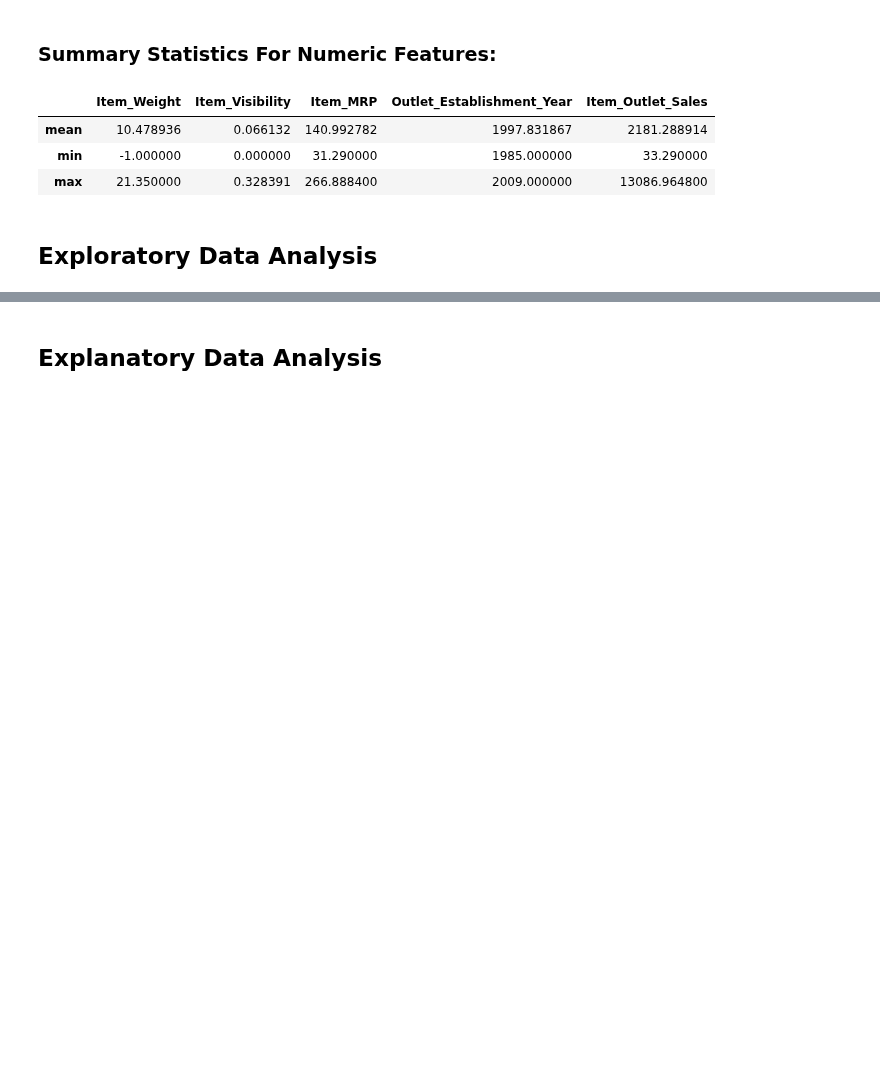
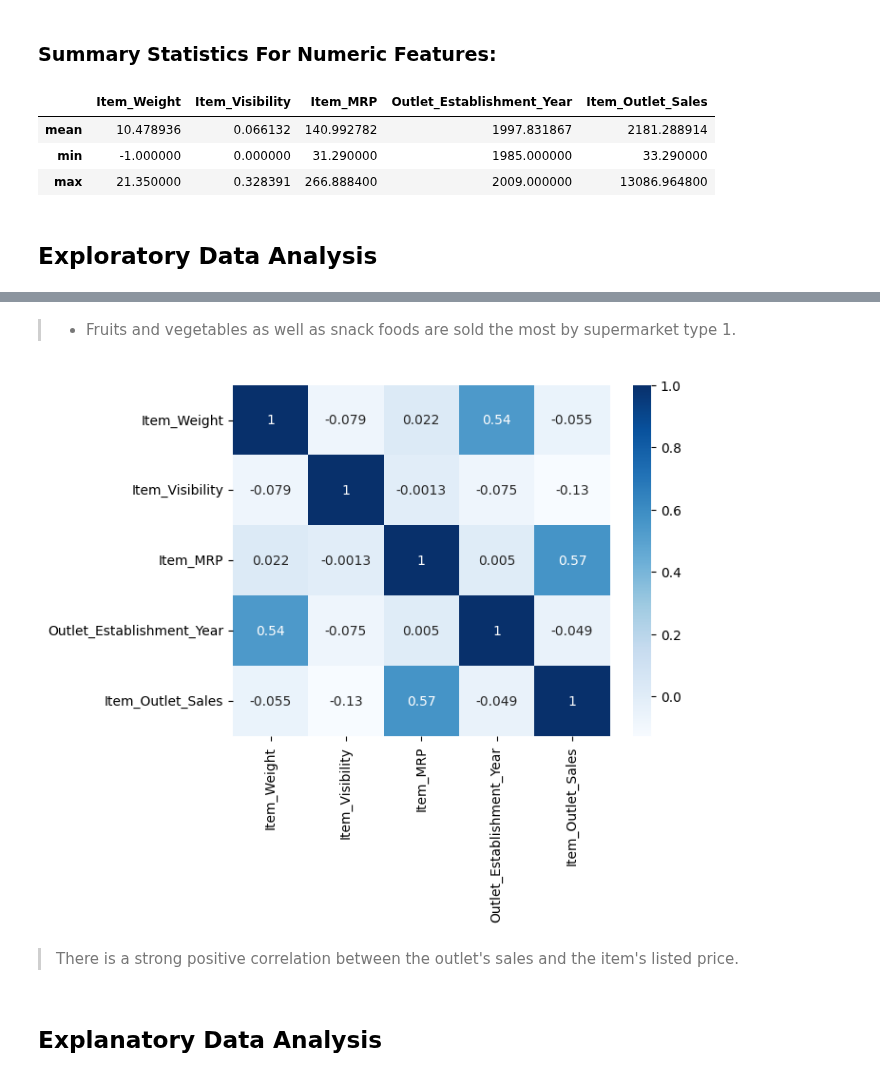
Before and after one commit to Nelette73/Prediction-of-Product-Sales, a Jupyter notebook: Prediction_of_Product_Sales.ipynb, the cells around one changed output, grey strips where cells are left out. Drawn from its saved outputs; the diff is of its cells as text; code cells hidden in the pictures; blank space fills up the shorter version.

```diff
--- a/Prediction_of_Product_Sales.ipynb
+++ b/Prediction_of_Product_Sales.ipynb
@@ -228,2 +267,13 @@ df_sales_clean.describe(include=[np.number]).loc[['mean', 'min','max']]
+# %% [markdown]
+>   - Fruits and vegetables as well as snack foods are sold the most by supermarket type 1.
+# %%
+# Heatmap to view the correlation between features
+correlation = df_sales_clean.corr(numeric_only = True)
+correlation.round(2)
+sns.heatmap(correlation, cmap = 'Blues', annot = True);
+# %% [output]
+[figure, added]
+# %% [markdown]
+>   There is a strong positive correlation between the outlet's sales and the item's listed price.
 # %% [markdown]
 ## Explanatory Data Analysis
```
Also changed, not shown: parts of 13 cells of this notebook.
